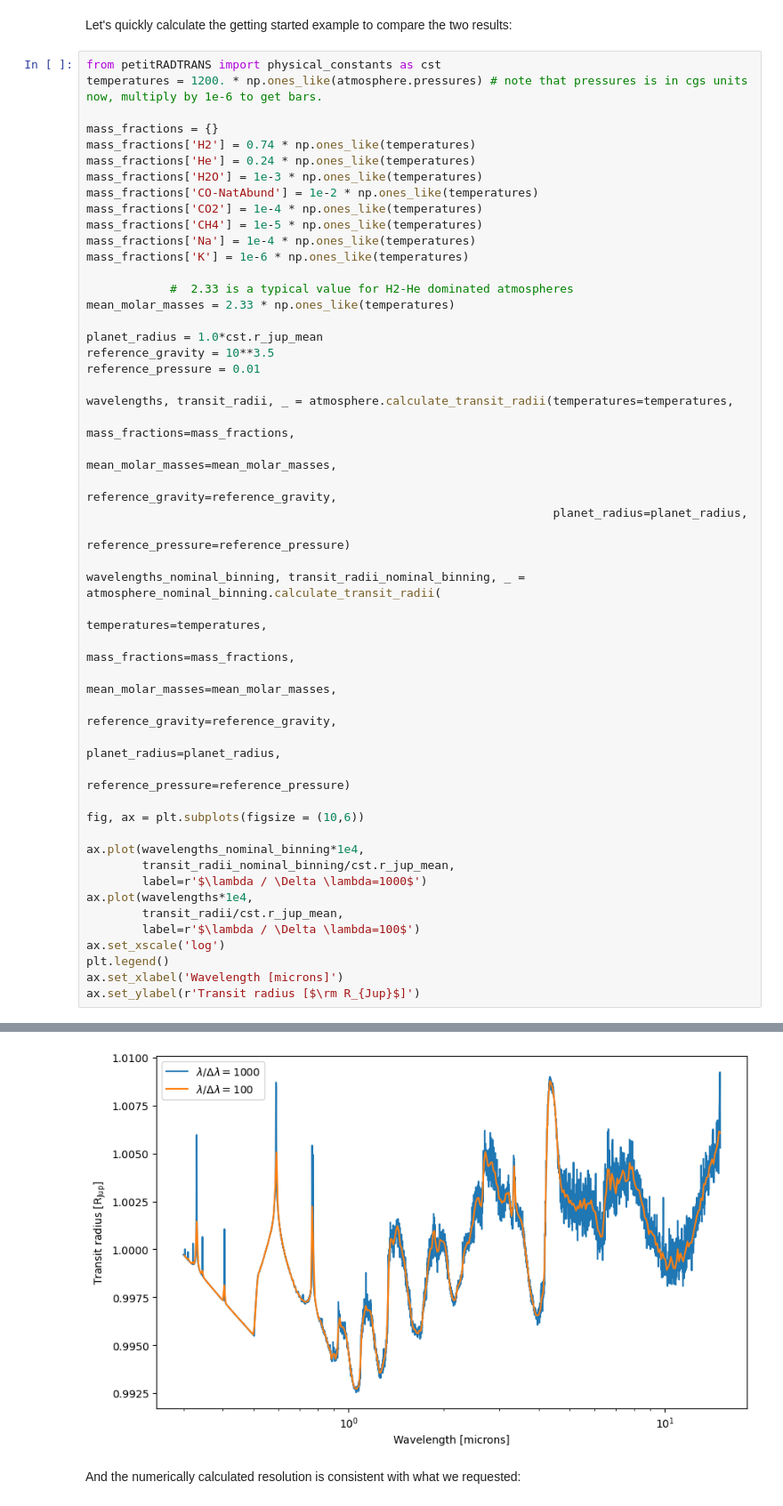
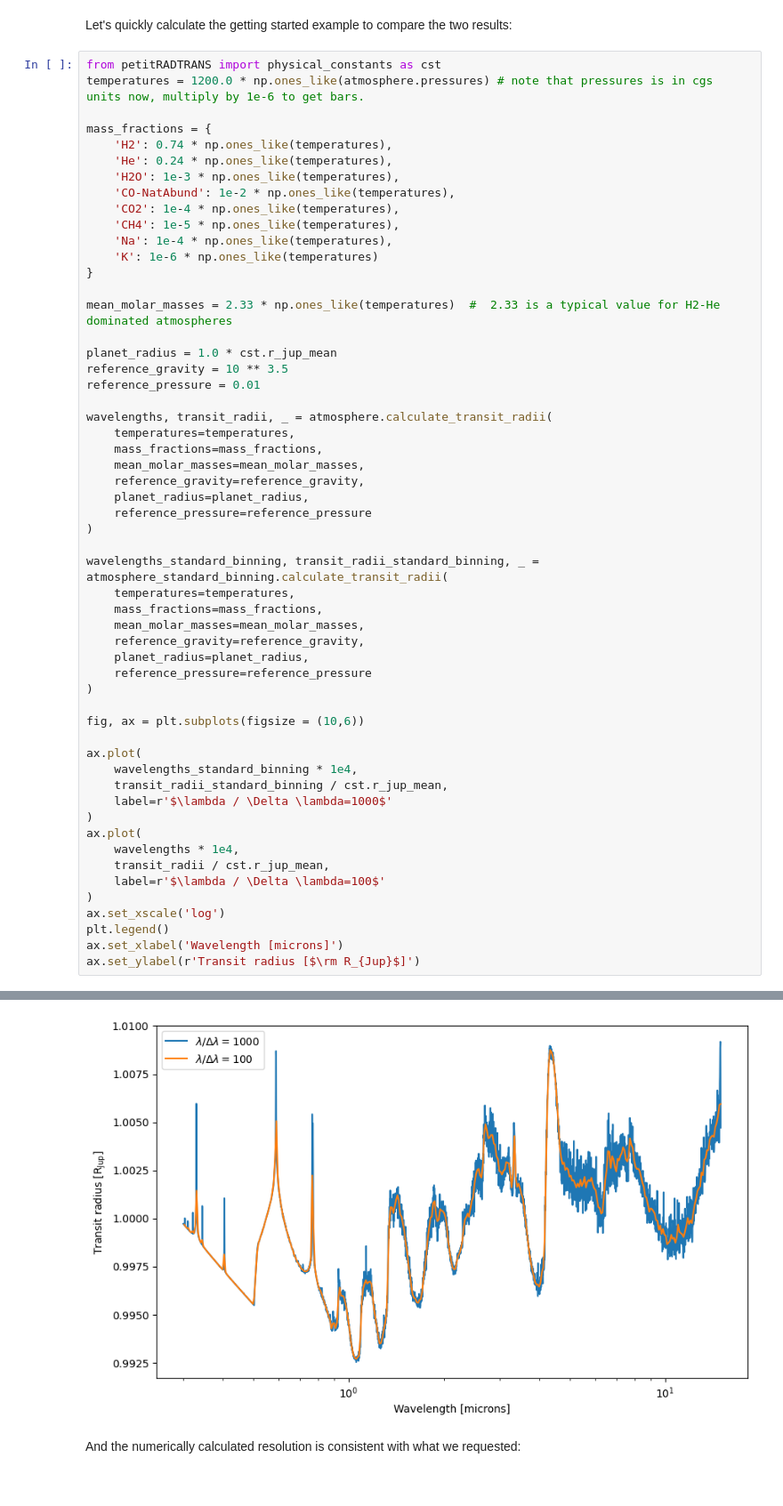
Before and after one commit to wbalmer/petitRADTRANS, a Jupyter notebook: docs/content/notebooks/rebinning_opacities.ipynb, the cells around one changed output, grey strips where cells are left out. Shown: that part at 89% size. Drawn from its saved outputs; the diff is of its cells as text.

```diff
--- a/docs/content/notebooks/rebinning_opacities.ipynb
+++ b/docs/content/notebooks/rebinning_opacities.ipynb
@@ -118,55 +130,62 @@ Successfully loaded all opacities
 Let's quickly calculate the getting started example to compare the two results:
 # %%
 from petitRADTRANS import physical_constants as cst
-temperatures = 1200. * np.ones_like(atmosphere.pressures) # note that pressures is in cgs units now, multiply by 1e-6 to get bars.
+temperatures = 1200.0 * np.ones_like(atmosphere.pressures) # note that pressures is in cgs units now, multiply by 1e-6 to get bars.
 
-mass_fractions = {}
-mass_fractions['H2'] = 0.74 * np.ones_like(temperatures)
-mass_fractions['He'] = 0.24 * np.ones_like(temperatures)
-mass_fractions['H2O'] = 1e-3 * np.ones_like(temperatures)
-mass_fractions['CO-NatAbund'] = 1e-2 * np.ones_like(temperatures)
-mass_fractions['CO2'] = 1e-4 * np.ones_like(temperatures)
-mass_fractions['CH4'] = 1e-5 * np.ones_like(temperatures)
-mass_fractions['Na'] = 1e-4 * np.ones_like(temperatures)
-mass_fractions['K'] = 1e-6 * np.ones_like(temperatures)
+mass_fractions = {
+    'H2': 0.74 * np.ones_like(temperatures),
+    'He': 0.24 * np.ones_like(temperatures),
+    'H2O': 1e-3 * np.ones_like(temperatures),
+    'CO-NatAbund': 1e-2 * np.ones_like(temperatures),
+    'CO2': 1e-4 * np.ones_like(temperatures),
+    'CH4': 1e-5 * np.ones_like(temperatures),
+    'Na': 1e-4 * np.ones_like(temperatures),
+    'K': 1e-6 * np.ones_like(temperatures)
+}
 
-            #  2.33 is a typical value for H2-He dominated atmospheres
-mean_molar_masses = 2.33 * np.ones_like(temperatures)
+mean_molar_masses = 2.33 * np.ones_like(temperatures)  #  2.33 is a typical value for H2-He dominated atmospheres
 
-planet_radius = 1.0*cst.r_jup_mean
-reference_gravity = 10**3.5
+planet_radius = 1.0 * cst.r_jup_mean
+reference_gravity = 10 ** 3.5
 reference_pressure = 0.01
 
-wavelengths, transit_radii, _ = atmosphere.calculate_transit_radii(temperatures=temperatures,
-                                                                   mass_fractions=mass_fractions,
-                                                                   mean_molar_masses=mean_molar_masses,
-                                                                   reference_gravity=reference_gravity,
-                                                                   planet_radius=planet_radius,
-                                                                   reference_pressure=reference_pressure)
+wavelengths, transit_radii, _ = atmosphere.calculate_transit_radii(
+    temperatures=temperatures,
+    mass_fractions=mass_fractions,
+    mean_molar_masses=mean_molar_masses,
+    reference_gravity=reference_gravity,
+    planet_radius=planet_radius,
+    reference_pressure=reference_pressure
+)
 
-wavelengths_nominal_binning, transit_radii_nominal_binning, _ = atmosphere_nominal_binning.calculate_transit_radii(
-                                                                                temperatures=temperatures,
-                                                                                mass_fractions=mass_fractions,
-                                                                                mean_molar_masses=mean_molar_masses,
-                                                                                reference_gravity=reference_gravity,
-                                                                                planet_radius=planet_radius,
-                                                                                reference_pressure=reference_pressure)
+wavelengths_standard_binning, transit_radii_standard_binning, _ = atmosphere_standard_binning.calculate_transit_radii(
+    temperatures=temperatures,
+    mass_fractions=mass_fractions,
+    mean_molar_masses=mean_molar_masses,
+    reference_gravity=reference_gravity,
+    planet_radius=planet_radius,
+    reference_pressure=reference_pressure
+)
 
 fig, ax = plt.subplots(figsize = (10,6))
 
-ax.plot(wavelengths_nominal_binning*1e4,
-        transit_radii_nominal_binning/cst.r_jup_mean,
-        label=r'$\lambda / \Delta \lambda=1000$')
-ax.plot(wavelengths*1e4,
-        transit_radii/cst.r_jup_mean,
-        label=r'$\lambda / \Delta \lambda=100$')
+ax.plot(
+    wavelengths_standard_binning * 1e4,
+    transit_radii_standard_binning / cst.r_jup_mean,
+    label=r'$\lambda / \Delta \lambda=1000$'
+)
+ax.plot(
+    wavelengths * 1e4,
+    transit_radii / cst.r_jup_mean,
+    label=r'$\lambda / \Delta \lambda=100$'
+)
 ax.set_xscale('log')
 plt.legend()
 ax.set_xlabel('Wavelength [microns]')
 ax.set_ylabel(r'Transit radius [$\rm R_{Jup}$]')
 # %% [output]
 Text(0, 0.5, 'Transit radius [$\\rm R_{Jup}$]')
-[figure, old version]
+[figure, new version]
 # %% [markdown]
 And the numerically calculated resolution is consistent with what we requested:
 # %%
```
Also changed, not shown: parts of 6 cells of this notebook.
